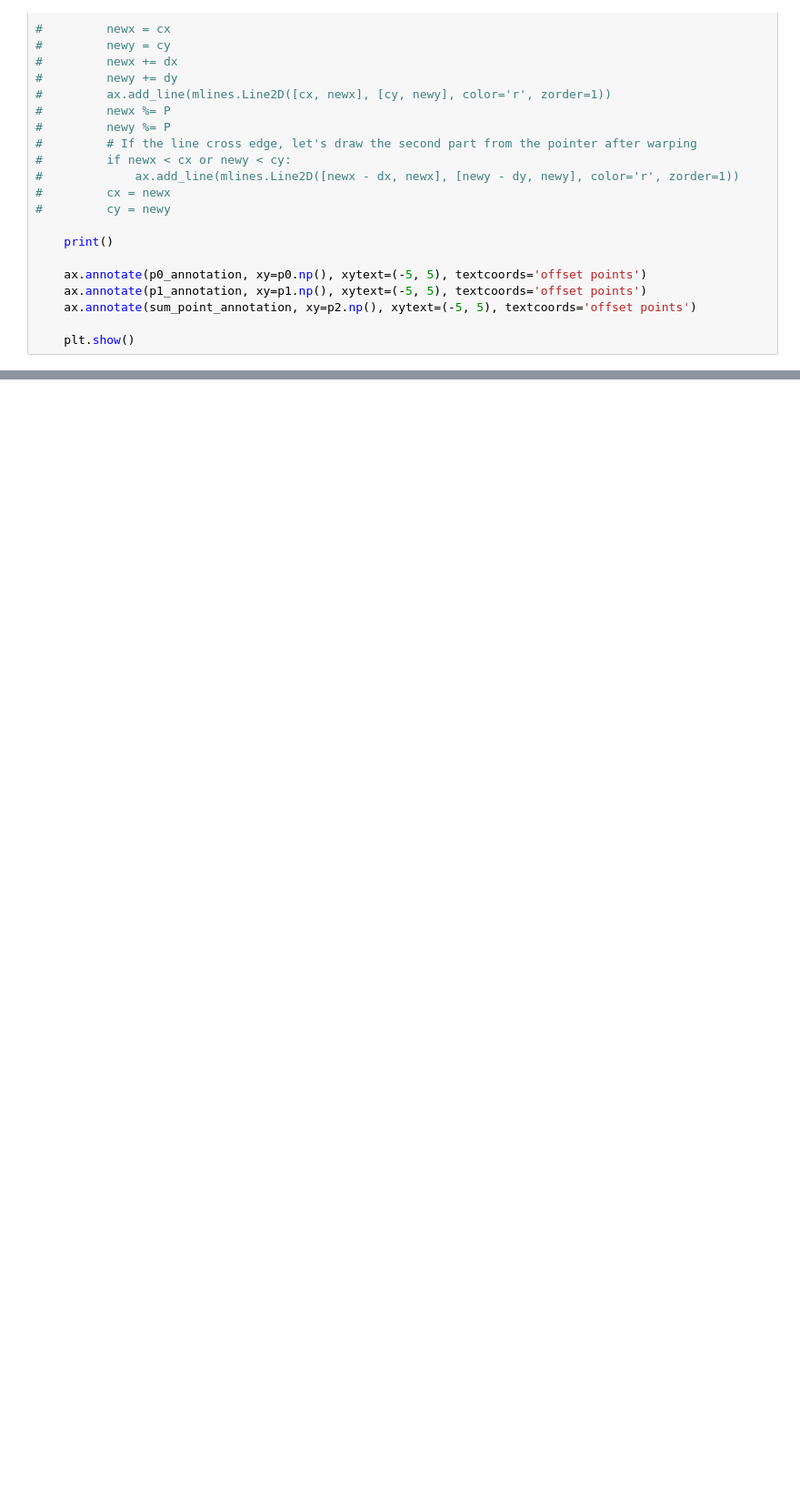
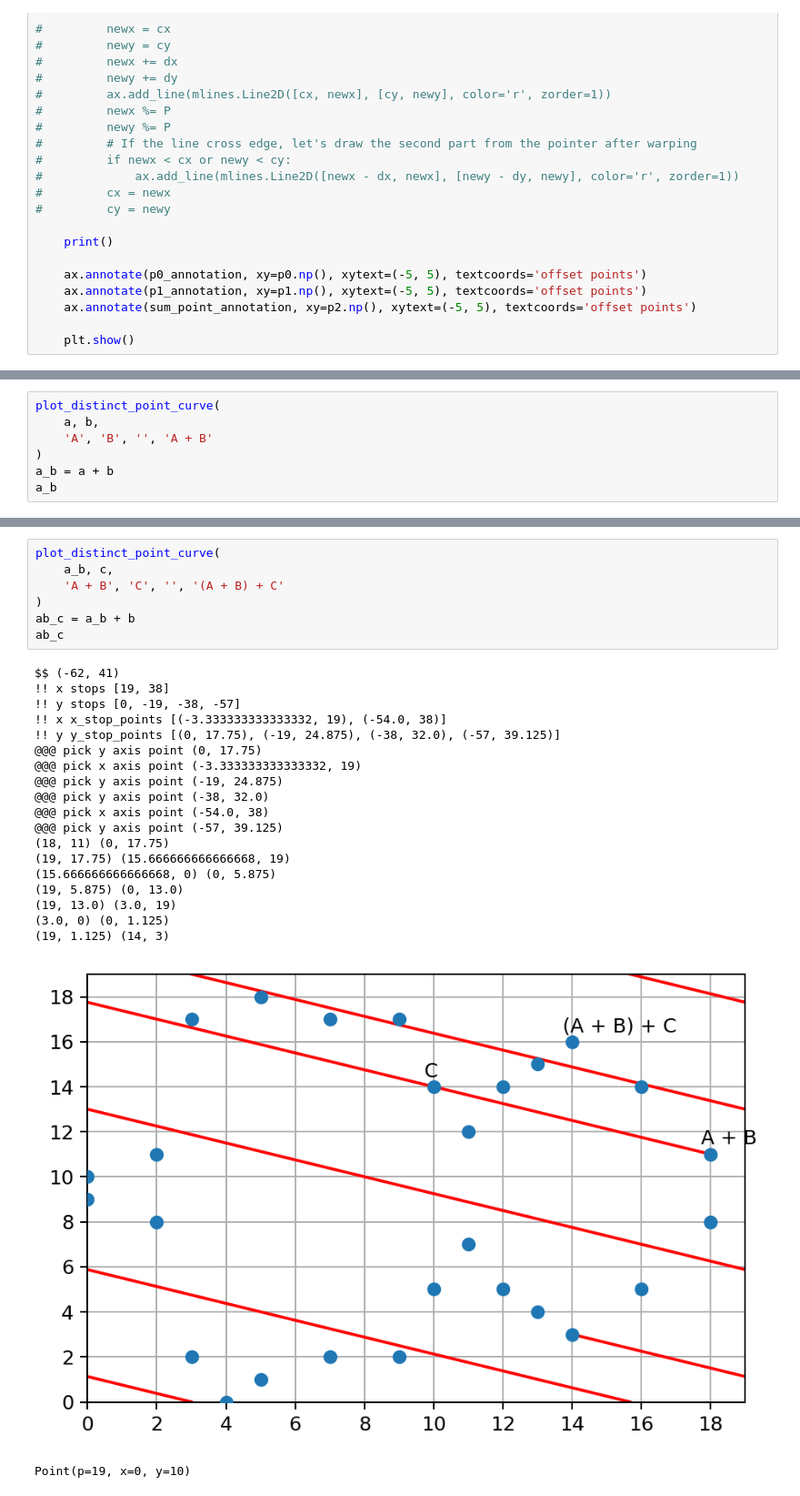
Before and after one commit to fangpenlin/elliptic-curve-explained, a Jupyter notebook: elliptic-curve-on-finite-field.ipynb, the cells around one changed output, grey strips where cells are left out. Shown at 91% size. Saved outputs shown, nothing was run; the diff lists cells and outputs as text; blank space fills up the shorter version.

```diff
--- a/elliptic-curve-on-finite-field.ipynb
+++ b/elliptic-curve-on-finite-field.ipynb
@@ -342,0 +297,7 @@ Point(p=19, x=13, y=15)
+# %%
+plot_distinct_point_curve(
+    a, b,
+    'A', 'B', '', 'A + B'
+)
+a_b = a + b
+a_b
@@ -342,0 +319,28 @@ Point(p=19, x=13, y=15)
+# %%
+plot_distinct_point_curve(
+    a_b, c,
+    'A + B', 'C', '', '(A + B) + C'
+)
+ab_c = a_b + b
+ab_c
+# %% [output]
+$$ (-62, 41)
+!! x stops [19, 38]
+!! y stops [0, -19, -38, -57]
+!! x x_stop_points [(-3.333333333333332, 19), (-54.0, 38)]
+!! y y_stop_points [(0, 17.75), (-19, 24.875), (-38, 32.0), (-57, 39.125)]
+@@@ pick y axis point (0, 17.75)
+@@@ pick x axis point (-3.333333333333332, 19)
+@@@ pick y axis point (-19, 24.875)
+@@@ pick y axis point (-38, 32.0)
+@@@ pick x axis point (-54.0, 38)
+@@@ pick y axis point (-57, 39.125)
+(18, 11) (0, 17.75)
+(19, 17.75) (15.666666666666668, 19)
+(15.666666666666668, 0) (0, 5.875)
+(19, 5.875) (0, 13.0)
+(19, 13.0) (3.0, 19)
+(3.0, 0) (0, 1.125)
+(19, 1.125) (14, 3)
+[figure, added]
+Point(p=19, x=0, y=10)
```
Also changed, not shown: parts of 5 cells of this notebook.
